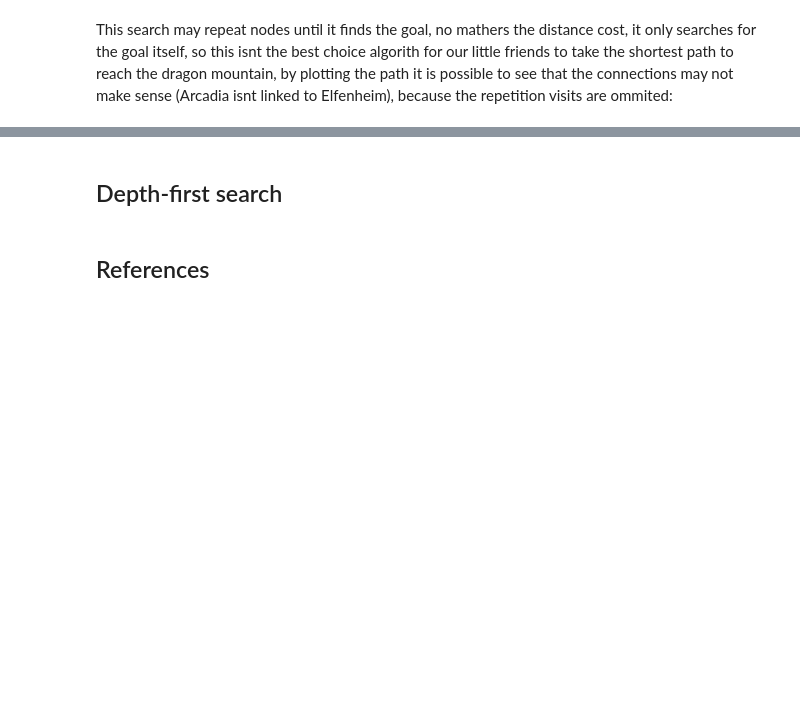
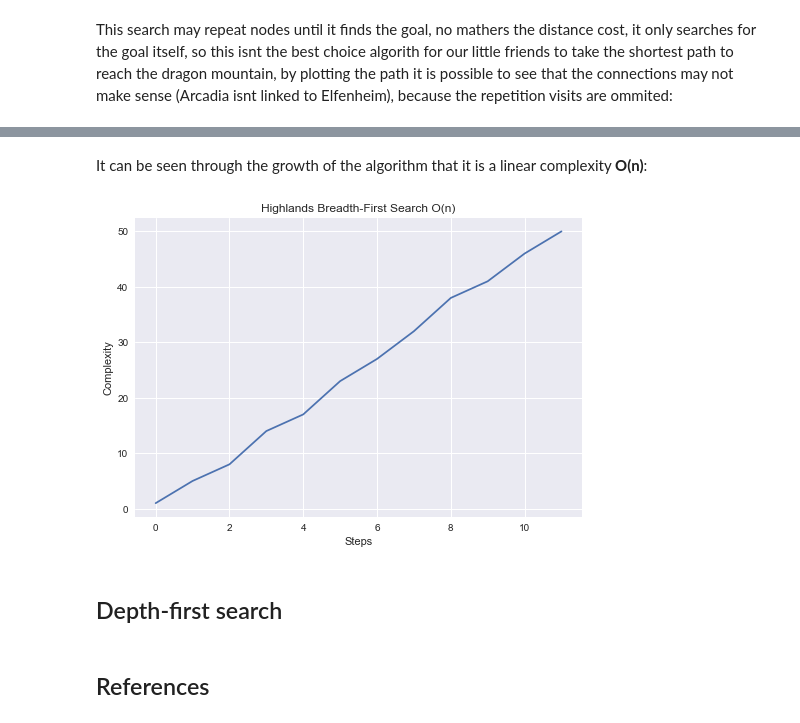
Before and after one commit to brunolcarli/GooGraph, a Jupyter notebook: graph_search.ipynb, the cells around one changed output, grey strips where cells are left out. Cells and saved outputs as stored; diff of their text form; code cells hidden in the pictures; blank space fills up the shorter version.

```diff
--- a/graph_search.ipynb
+++ b/graph_search.ipynb
@@ -403,5 +472,15 @@ result_net.show('result_net.html')
 [interactive output not drawn]
 # %% [markdown]
 pyvis out: ![result_connection_path](https://i.ibb.co/crcQjBC/Screenshot-at-2022-03-28-16-43-52.png)
+# %% [markdown]
+It can be seen through the growth of the algorithm that it is a linear complexity **O(n)**:
+# %%
+plt.plot(breadth_result['steps'])
+plt.xlabel('Steps')
+plt.ylabel('Complexity')
+plt.title('Highlands Breadth-First Search O(n)')
+plt.show()
+# %% [output]
+[figure, added]
 # %% [markdown]
 ## Depth-first search
```
Also changed, not shown: parts of 12 cells of this notebook.
